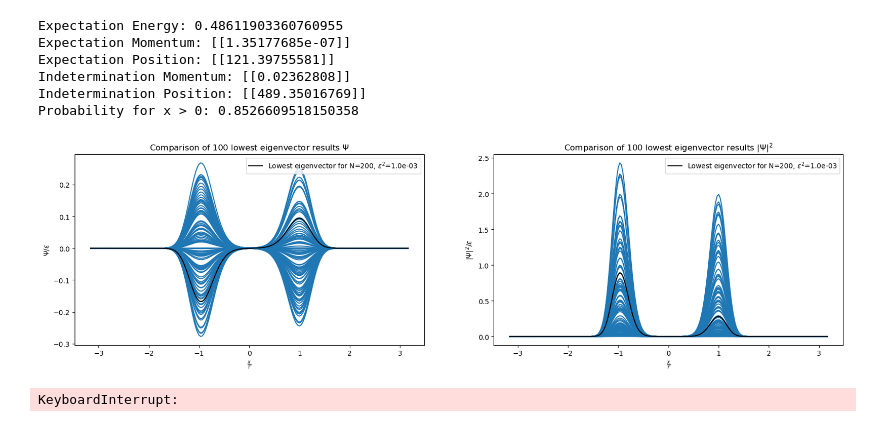
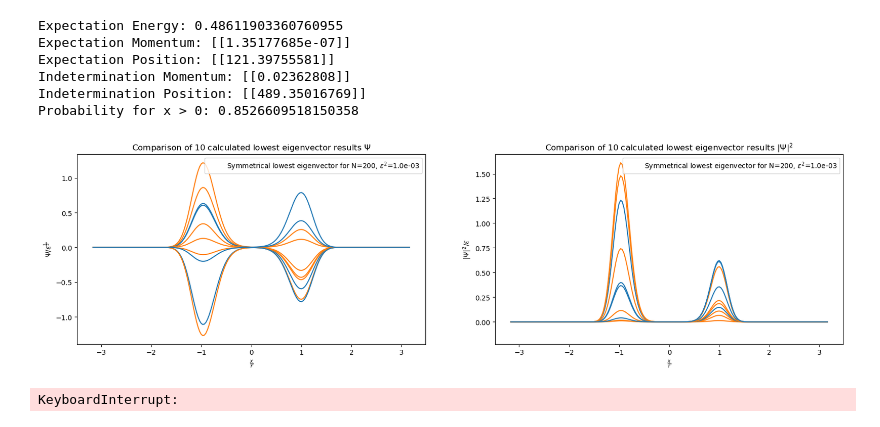
Before and after one commit to Quanta-Dan/comp_phys, a Jupyter notebook: ground_state.ipynb, the cells around one changed output. Drawn from its saved outputs; the diff is of its cells as text; code cells hidden in the pictures.

Commit message:
changed input param of ground state function

```diff
--- a/ground_state.ipynb
+++ b/ground_state.ipynb
@@ -47,8 +47,8 @@ functions.epsilon_2 = epsilon_2
 
 #calculate lowest eigenvalue and eigenvector
 lowest_EigVector_list = []
-for i in range(0,99):
-    lowest_EigValue, lowest_EigVector = lowest_eigenvalue_vector(hamiltonian_function,  power_method_tolerance = 1.e-4, conjugate_gradient_tolerance = 1.e-4, max_iters_power_method = 20000, max_iters_conjugate_gradient= 10000)
+for i in range(0,10):
+    lowest_EigValue, lowest_EigVector = lowest_eigenvalue_vector(hamiltonian_function,  power_method_tolerance = 1.e-4, conjugate_gradient_tolerance = 1.e-10, max_iters_power_method = 20000, max_iters_conjugate_gradient= 10000)
     lowest_EigVector_list.append(lowest_EigVector)
 # %%
 
@@ -95,41 +95,48 @@ csv_file_path = 'eigenvector_(1, 200, 0.001, 20).csv'
 # Read the CSV file into a pandas DataFrame
 df = pd.read_csv(csv_file_path,header=None)
 
 # Convert the DataFrame to a NumPy array
 lowest_EigVector = df.to_numpy(dtype=complex).reshape((200,))
 N = 200
 D = 1
 mu = 20
 epsilon_2 = 0.001
 epsilon = np.sqrt(epsilon_2)
 functions.N = N
 functions.D = D
 functions.mu = mu
 functions.epsilon = np.sqrt(epsilon_2)
 functions.epsilon_2 = epsilon_2
 fig, (ax1, ax2) = plt.subplots(1, 2, figsize=(20, 5))
-ax1.set_title(r'Comparison of 100 lowest eigenvector results $\Psi$')
-ax2.set_title(r'Comparison of 100 lowest eigenvector results $|\Psi|^{2}$')
+legend1 = ax1.get_legend()
+legend2 = ax2.get_legend()
+ax1.set_title(fr'Comparison of {len(lowest_EigVector_list)} calculated lowest eigenvector results $\Psi$')
+ax2.set_title(fr'Comparison of {len(lowest_EigVector_list)} calculated lowest eigenvector results $|\Psi|^{2}$')
 ax1.set_xlabel(r"$\frac{x}{r}$")
 ax2.set_xlabel(r"$\frac{x}{r}$")
-ax1.set_ylabel(r"$\Psi/ \varepsilon$")
+ax1.set_ylabel(r"$\Psi/ \varepsilon^{\frac{1}{2}}$")
 ax2.set_ylabel(r"$|\Psi|^{2}/ \varepsilon$")
 x_axis = np.linspace(-N/2,N/2,N)
 x_axis= x_axis*epsilon
 for lowest_EigVector in lowest_EigVector_list:
-    if lowest_EigVector.min().real <0:
+    if np.sum(lowest_EigVector[:int(N/2)])<=0 and np.sum(lowest_EigVector[int(N/2):])<=0 or np.sum(lowest_EigVector[:int(N/2)])>=0 and np.sum(lowest_EigVector[int(N/2):])>=0:
         #x_expected = (expectation_position(lowest_EigVector)-N/2)*epsilon
         #x_indetermination = (indetermination_position(lowest_EigVector)-N/2)*epsilon
-        ax1.plot(x_axis,lowest_EigVector,color='C0')
+        ax1.plot(x_axis,lowest_EigVector/epsilon**(0.5),color='C0')
         ax2.plot(x_axis,lowest_EigVector.real**2/epsilon,color='C0')
+    else:
+        ax1.plot(x_axis,lowest_EigVector/epsilon**(0.5),color='C1')
+        ax2.plot(x_axis,lowest_EigVector.real**2/epsilon,color='C1')
         #plt.axvline(x=x_expected, color='red', linestyle='-', label='Expectation Position')
-ax1.plot(x_axis,lowest_EigVector, color='k',label = fr'Lowest eigenvector for N={N}, $\epsilon^{2}$={epsilon_2:.1e}')
-ax2.plot(x_axis,lowest_EigVector.real**2/epsilon, color='k',label = fr'Lowest eigenvector for N={N}, $\epsilon^{2}$={epsilon_2:.1e}')
+ax1.plot(x_axis,lowest_EigVector, color = 'none', label = fr'Symmetrical lowest eigenvector for N={N}, $\epsilon^{2}$={epsilon_2:.1e}')
+ax2.plot(x_axis,lowest_EigVector, color = 'none',  label = fr'Symmetrical lowest eigenvector for N={N}, $\epsilon^{2}$={epsilon_2:.1e}')
+# ax2.plot(x_axis,lowest_EigVector.real**2/epsilon, color='k',label = fr'Lowest eigenvector for N={N}, $\epsilon^{2}$={epsilon_2:.1e}')
+# ax2.plot(x_axis,lowest_EigVector.real**2/epsilon, color='k',label = fr'Lowest eigenvector for N={N}, $\epsilon^{2}$={epsilon_2:.1e}')
 ax1.legend(loc='upper right')
 ax2.legend(loc='upper right')
 plt.show()
 # %% [output]
-[figure, old version]
+[figure, new version]
 # %%
 import functions
 from functions import *
```
Also changed, not shown: 1 other file.
